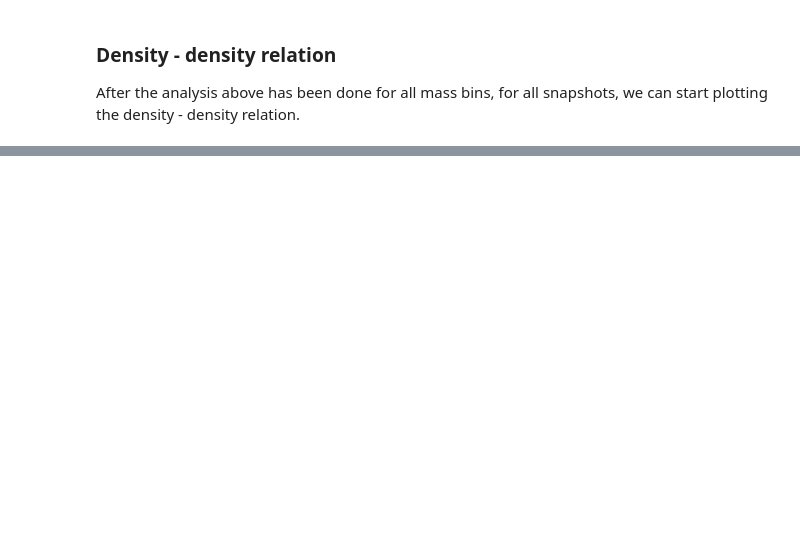
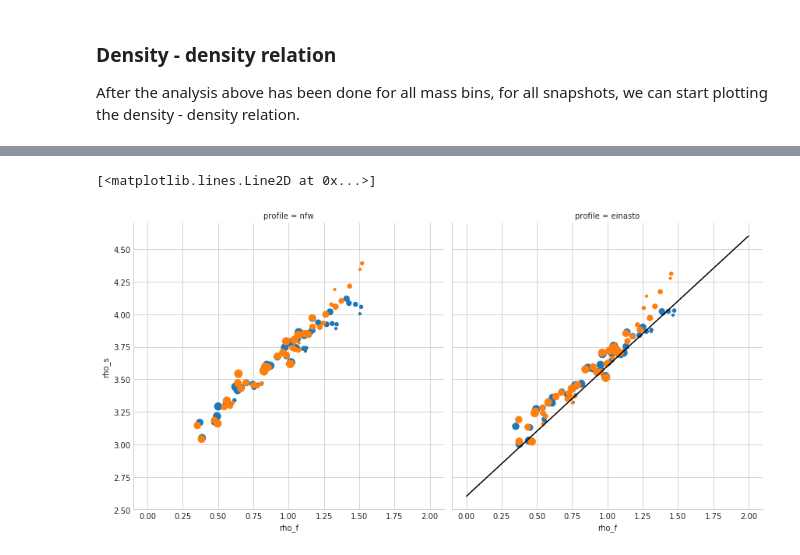
Before and after one commit to oleskiewicz/hbtp, a Jupyter notebook: notebook.ipynb, the cells around one changed output, grey strips where cells are left out. Drawn from its saved outputs; the diff is of its cells as text; code cells hidden in the pictures; blank space fills up the shorter version.

```diff
--- a/notebook.ipynb
+++ b/notebook.ipynb
@@ -215,0 +251,7 @@ fig.tight_layout()
+# %%
+sns.FacetGrid(d, col='profile', hue='g', size=6)\
+    .map(plt.scatter, 'rho_f', 'rho_s', s=d['bin']*10)
+plt.plot([0.0, 2.0], np.log10(400.0 * np.power(10.0, np.array([0.0, 2.0]))), 'k-')
+# %% [output]
+[<matplotlib.lines.Line2D at 0x...>]
+[figure, added]
```
Also changed, not shown: parts of 15 cells of this notebook, 31 other files.
